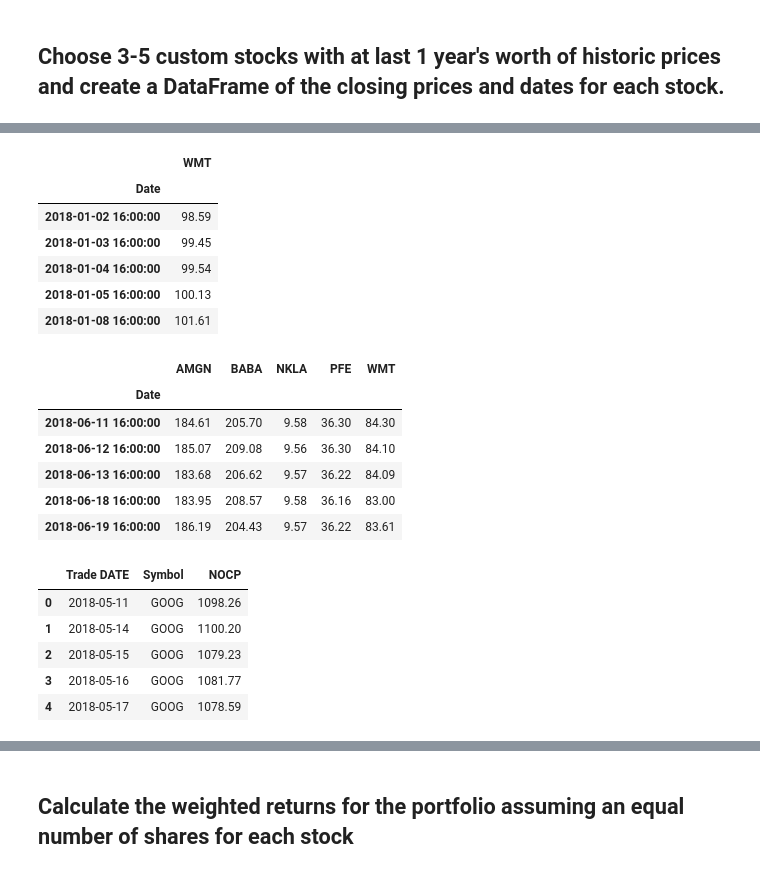
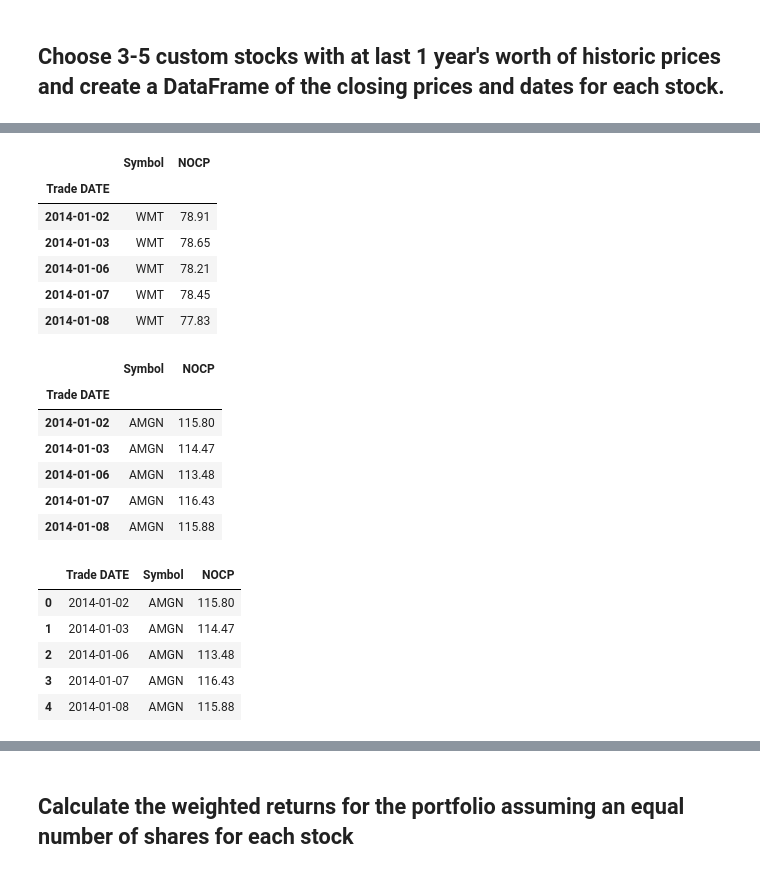
Before and after one commit to tsanpitak/UCB_FinTech, a Jupyter notebook: Projects/04-Pandas/Instructions/Starter_Code/whale_analysis_TS.ipynb, the cells around one changed output, grey strips where cells are left out. Cells and saved outputs as stored; diff of their text form; code cells hidden in the pictures.

```diff
--- a/Projects/04-Pandas/Instructions/Starter_Code/whale_analysis_TS.ipynb
+++ b/Projects/04-Pandas/Instructions/Starter_Code/whale_analysis_TS.ipynb
@@ -400,10 +404,14 @@ amgn_price.head()
 # %%
-# Read the second stock
+# Read the second stock - BABA
 # YOUR CODE HERE
 baba_price_csv = Path("Resources/BABA.csv")
 baba_price = pd.read_csv(
     baba_price_csv, index_col="Date", parse_dates=True, infer_datetime_format=True
 )
-baba_price.rename(columns={"Close":"BABA"}, inplace=True)
+baba_price.index.name = "Trade DATE"
+baba_price = baba_price.rename(columns={"Close":"NOCP"})
+baba_price["Symbol"] = "BABA"
+baba_price = baba_price[["Symbol", "NOCP"]]
+baba_price.index = baba_price.index.strftime("%Y-%m-%d")
 baba_price.head()
 # %% [output]
@@ -434,10 +446,14 @@ nkla_price.head()
 # %%
-# Read the fourth stock
+# Read the fourth stock - TSLA
 # YOUR CODE HERE
-pfe_price_csv = Path("Resources/PFE.csv")
-pfe_price = pd.read_csv(
-    pfe_price_csv, index_col="Date", parse_dates=True, infer_datetime_format=True
+tsla_price_csv = Path("Resources/TSLA.csv")
+tsla_price = pd.read_csv(
+    tsla_price_csv, index_col="Date", parse_dates=True, infer_datetime_format=True
 )
-pfe_price.rename(columns={"Close":"PFE"}, inplace=True)
-pfe_price.head()
+tsla_price.index.name = "Trade DATE"
+tsla_price = tsla_price.rename(columns={"Close":"NOCP"})
+tsla_price["Symbol"] = "TSLA"
+tsla_price = tsla_price[["Symbol", "NOCP"]]
+tsla_price.index = tsla_price.index.strftime("%Y-%m-%d")
+tsla_price.head()
 # %% [output]
@@ -451,45 +467,51 @@ pfe_price.head()
 # %%
-# Read the fifth stock
+# Read the fifth stock - WMT
 # YOUR CODE HERE
 wmt_price_csv = Path("Resources/WMT.csv")
 wmt_price = pd.read_csv(
     wmt_price_csv, index_col="Date", parse_dates=True, infer_datetime_format=True
 )
-wmt_price.rename(columns={"Close":"WMT"}, inplace=True)
+wmt_price.index.name = "Trade DATE"
+wmt_price = wmt_price.rename(columns={"Close":"NOCP"})
+wmt_price["Symbol"] = "WMT"
+wmt_price = wmt_price[["Symbol", "NOCP"]]
+wmt_price.index = wmt_price.index.strftime("%Y-%m-%d")
 wmt_price.head()
 # %% [output]
-|  | WMT |
-| Date |  |
-| 2018-01-02 16:00:00 | 98.59 |
-| 2018-01-03 16:00:00 | 99.45 |
-| 2018-01-04 16:00:00 | 99.54 |
-| 2018-01-05 16:00:00 | 100.13 |
-| 2018-01-08 16:00:00 | 101.61 |
+|  | Symbol | NOCP |
+| Trade DATE |  |  |
+| 2014-01-02 | WMT | 78.91 |
+| 2014-01-03 | WMT | 78.65 |
+| 2014-01-06 | WMT | 78.21 |
+| 2014-01-07 | WMT | 78.45 |
+| 2014-01-08 | WMT | 77.83 |
 # %%
 # Concatenate all stocks into a single DataFrame
 # YOUR CODE HERE
-daily_price = pd.concat(
-    [amgn_price,baba_price,nkla_price,pfe_price,wmt_price], axis="columns", join="inner")
-daily_price = daily_price.dropna()
-daily_price.head()
+port = pd.concat(
+    [amgn_price, baba_price, pfe_price, tsla_price, wmt_price], axis="rows", join="inner"
+)
+port.head()
 # %% [output]
-|  | AMGN | BABA | NKLA | PFE | WMT |
-| Date |  |  |  |  |  |
-| 2018-06-11 16:00:00 | 184.61 | 205.70 | 9.58 | 36.30 | 84.30 |
-| 2018-06-12 16:00:00 | 185.07 | 209.08 | 9.56 | 36.30 | 84.10 |
-| 2018-06-13 16:00:00 | 183.68 | 206.62 | 9.57 | 36.22 | 84.09 |
-| 2018-06-18 16:00:00 | 183.95 | 208.57 | 9.58 | 36.16 | 83.00 |
-| 2018-06-19 16:00:00 | 186.19 | 204.43 | 9.57 | 36.22 | 83.61 |
+|  | Symbol | NOCP |
+| Trade DATE |  |  |
+| 2014-01-02 | AMGN | 115.80 |
+| 2014-01-03 | AMGN | 114.47 |
+| 2014-01-06 | AMGN | 113.48 |
+| 2014-01-07 | AMGN | 116.43 |
+| 2014-01-08 | AMGN | 115.88 |
 # %%
 # Reset the index
 # YOUR CODE HERE
+port = port.reset_index()
+port.head()
 # %% [output]
 |  | Trade DATE | Symbol | NOCP |
-| 0 | 2018-05-11 | GOOG | 1098.26 |
-| 1 | 2018-05-14 | GOOG | 1100.20 |
-| 2 | 2018-05-15 | GOOG | 1079.23 |
-| 3 | 2018-05-16 | GOOG | 1081.77 |
-| 4 | 2018-05-17 | GOOG | 1078.59 |
+| 0 | 2014-01-02 | AMGN | 115.80 |
+| 1 | 2014-01-03 | AMGN | 114.47 |
+| 2 | 2014-01-06 | AMGN | 113.48 |
+| 3 | 2014-01-07 | AMGN | 116.43 |
+| 4 | 2014-01-08 | AMGN | 115.88 |
 # %%
 # Pivot so that each column of prices represents a unique symbol
 # YOUR CODE HERE
```
Also changed, not shown: parts of 20 cells of this notebook.
